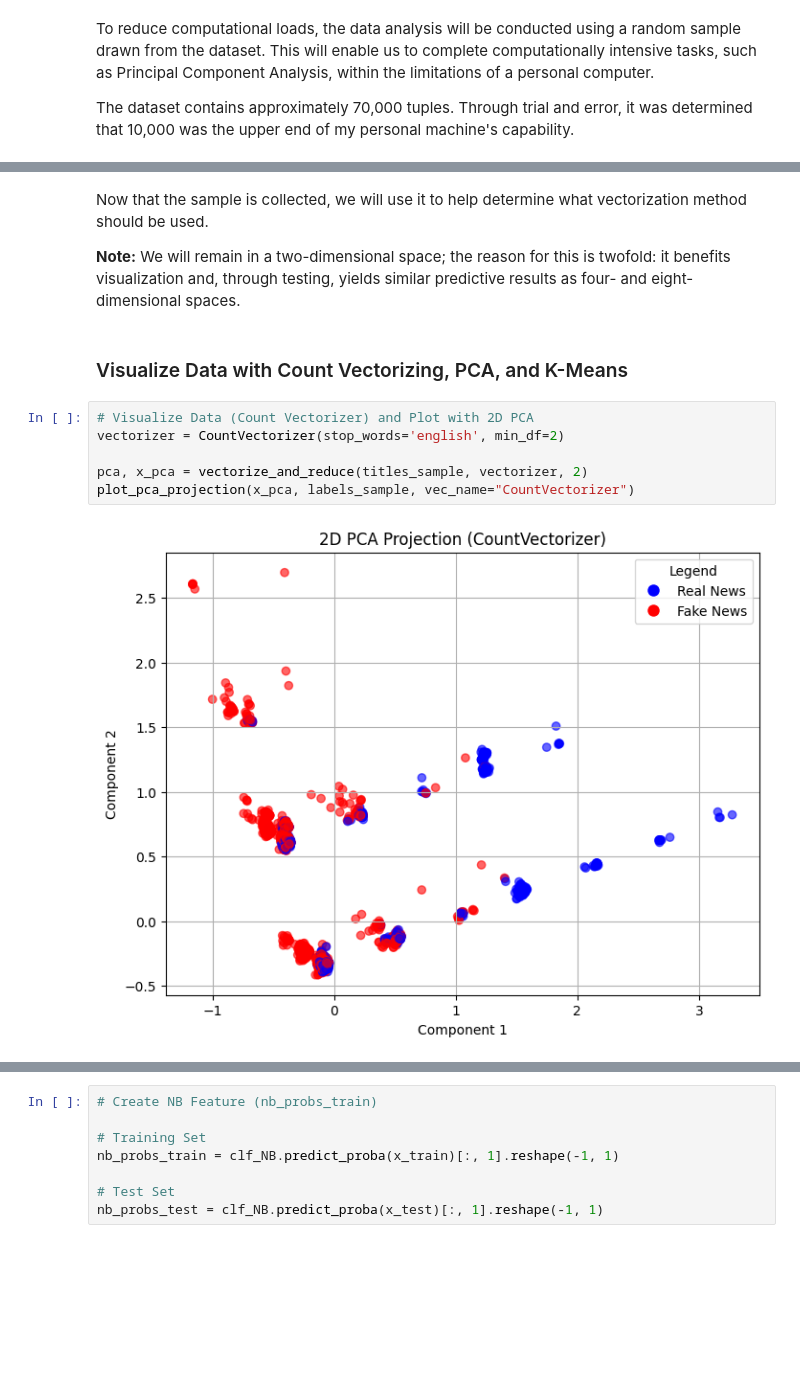
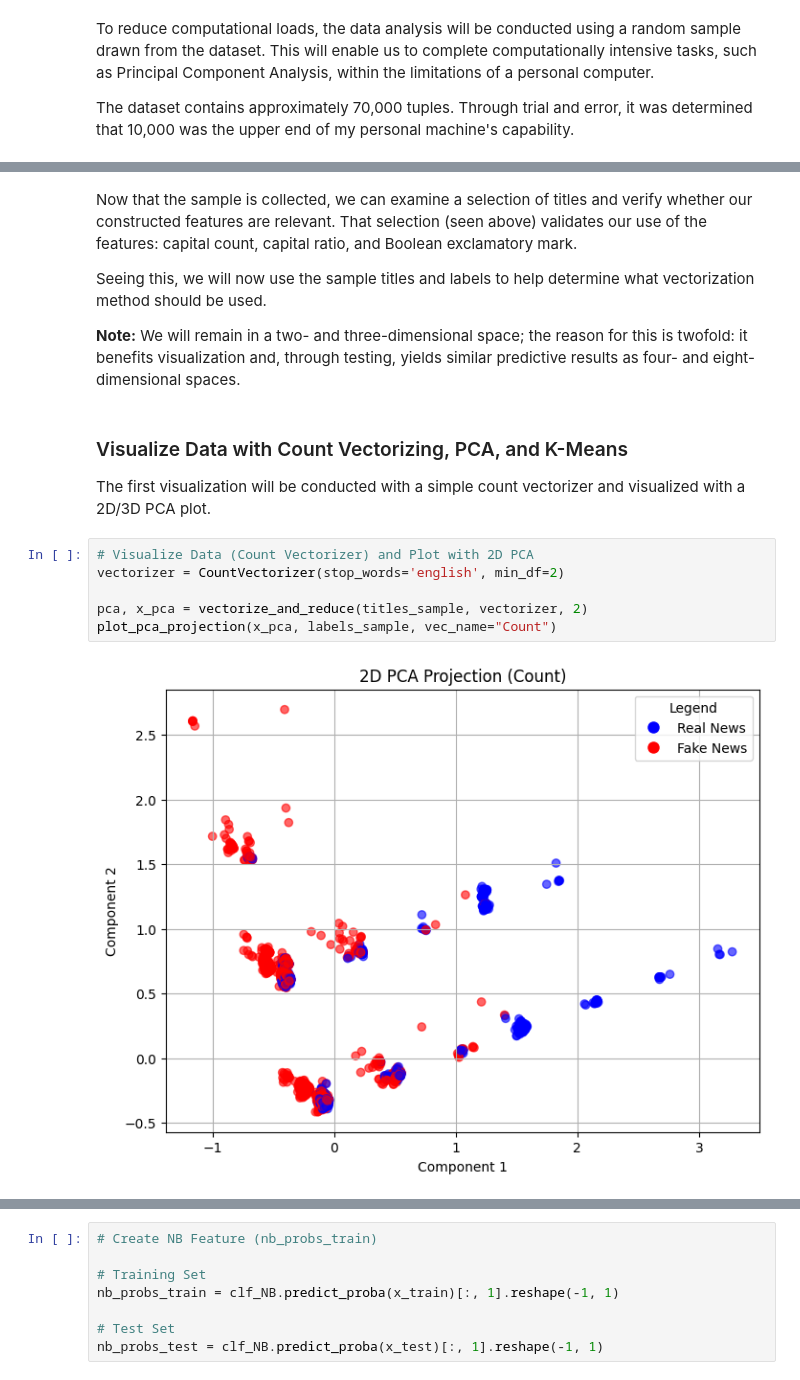
Before and after one commit to link1226/CAP4770-Project, a Jupyter notebook: notebooks/JoesNotebook.ipynb, the cells around one changed output, grey strips where cells are left out. Cells and saved outputs as stored; diff of their text form; blank space fills up the shorter version.

```diff
--- a/notebooks/JoesNotebook.ipynb
+++ b/notebooks/JoesNotebook.ipynb
@@ -281,14 +404,18 @@ labels_sample = sample['label'].tolist()
 # %% [markdown]
-Now that the sample is collected, we will use it to help determine what vectorization method should be used.
+Now that the sample is collected, we can examine a selection of titles and verify whether our constructed features are relevant. That selection (seen above) validates our use of the features: capital count, capital ratio, and Boolean exclamatory mark.
 
-**Note:** We will remain in a two-dimensional space; the reason for this is twofold: it benefits visualization and, through testing, yields similar predictive results as four- and eight-dimensional spaces.
+Seeing this, we will now use the sample titles and labels to help determine what vectorization method should be used.
+
+**Note:** We will remain in a two- and three-dimensional space; the reason for this is twofold: it benefits visualization and, through testing, yields similar predictive results as four- and eight-dimensional spaces.
 # %% [markdown]
 ### Visualize Data with Count Vectorizing, PCA, and K-Means
+
+The first visualization will be conducted with a simple count vectorizer and visualized with a 2D/3D PCA plot.
 # %%
 # Visualize Data (Count Vectorizer) and Plot with 2D PCA
 vectorizer = CountVectorizer(stop_words='english', min_df=2)
 
 pca, x_pca = vectorize_and_reduce(titles_sample, vectorizer, 2)
-plot_pca_projection(x_pca, labels_sample, vec_name="CountVectorizer")
+plot_pca_projection(x_pca, labels_sample, vec_name="Count")
 # %% [output]
-[figure, old version]
+[figure, new version]
```
Also changed, not shown: parts of 57 cells of this notebook.
